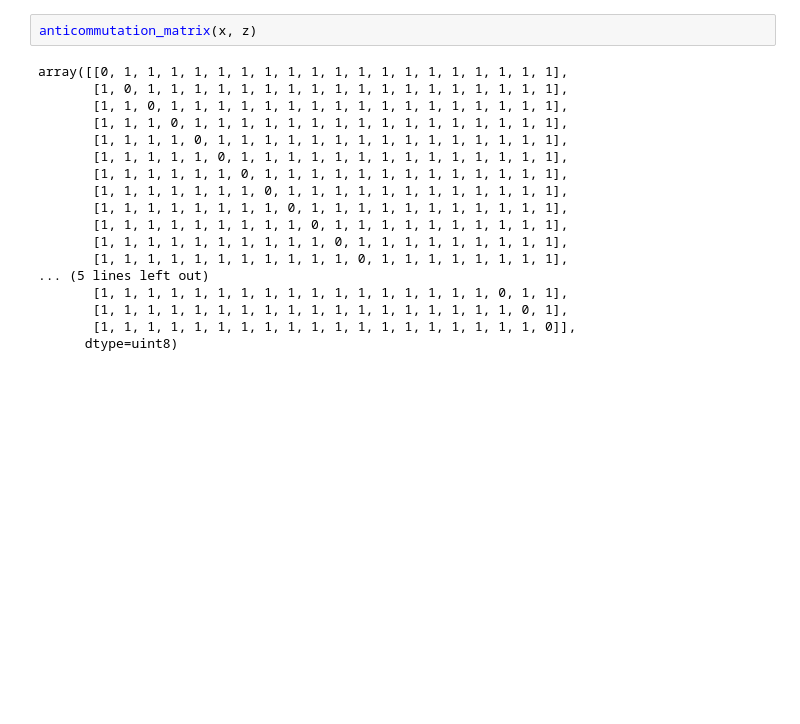
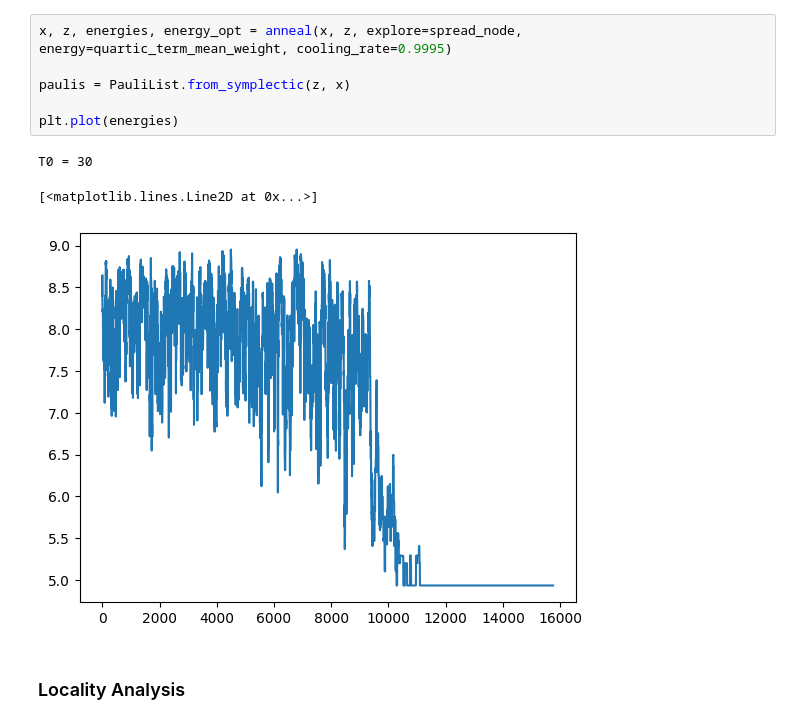
Before and after one commit to OnekaSingh/woq2025, a Jupyter notebook: binary_demo.ipynb, the cells around one changed output. Cells and saved outputs as stored; diff of their text form; blank space fills up the shorter version.

Commit message:
Locality Analysis

```diff
--- a/binary_demo.ipynb
+++ b/binary_demo.ipynb
@@ -79,20 +91,12 @@ Iteration 9362: New optimal energy = 17.887879
-# %%
-anticommutation_matrix(x, z)
-# %% [output]
-array([[0, 1, 1, 1, 1, 1, 1, 1, 1, 1, 1, 1, 1, 1, 1, 1, 1, 1, 1, 1],
-       [1, 0, 1, 1, 1, 1, 1, 1, 1, 1, 1, 1, 1, 1, 1, 1, 1, 1, 1, 1],
-       [1, 1, 0, 1, 1, 1, 1, 1, 1, 1, 1, 1, 1, 1, 1, 1, 1, 1, 1, 1],
-       [1, 1, 1, 0, 1, 1, 1, 1, 1, 1, 1, 1, 1, 1, 1, 1, 1, 1, 1, 1],
-       [1, 1, 1, 1, 0, 1, 1, 1, 1, 1, 1, 1, 1, 1, 1, 1, 1, 1, 1, 1],
-       [1, 1, 1, 1, 1, 0, 1, 1, 1, 1, 1, 1, 1, 1, 1, 1, 1, 1, 1, 1],
-       [1, 1, 1, 1, 1, 1, 0, 1, 1, 1, 1, 1, 1, 1, 1, 1, 1, 1, 1, 1],
-       [1, 1, 1, 1, 1, 1, 1, 0, 1, 1, 1, 1, 1, 1, 1, 1, 1, 1, 1, 1],
-       [1, 1, 1, 1, 1, 1, 1, 1, 0, 1, 1, 1, 1, 1, 1, 1, 1, 1, 1, 1],
-       [1, 1, 1, 1, 1, 1, 1, 1, 1, 0, 1, 1, 1, 1, 1, 1, 1, 1, 1, 1],
-       [1, 1, 1, 1, 1, 1, 1, 1, 1, 1, 0, 1, 1, 1, 1, 1, 1, 1, 1, 1],
-       [1, 1, 1, 1, 1, 1, 1, 1, 1, 1, 1, 0, 1, 1, 1, 1, 1, 1, 1, 1],
-... (5 lines left out)
-       [1, 1, 1, 1, 1, 1, 1, 1, 1, 1, 1, 1, 1, 1, 1, 1, 1, 0, 1, 1],
-       [1, 1, 1, 1, 1, 1, 1, 1, 1, 1, 1, 1, 1, 1, 1, 1, 1, 1, 0, 1],
-       [1, 1, 1, 1, 1, 1, 1, 1, 1, 1, 1, 1, 1, 1, 1, 1, 1, 1, 1, 0]],
-      dtype=uint8)
+# %%
+x, z, energies, energy_opt = anneal(x, z, explore=spread_node, energy=quartic_term_mean_weight, cooling_rate=0.9995)
+
+paulis = PauliList.from_symplectic(z, x)
+
+plt.plot(energies)
+# %% [output]
+T0 = 30
+[<matplotlib.lines.Line2D at 0x...>]
+[figure, added]
+# %% [markdown]
+### Locality Analysis
```
Also changed, not shown: parts of 10 cells of this notebook, 1 other file.
